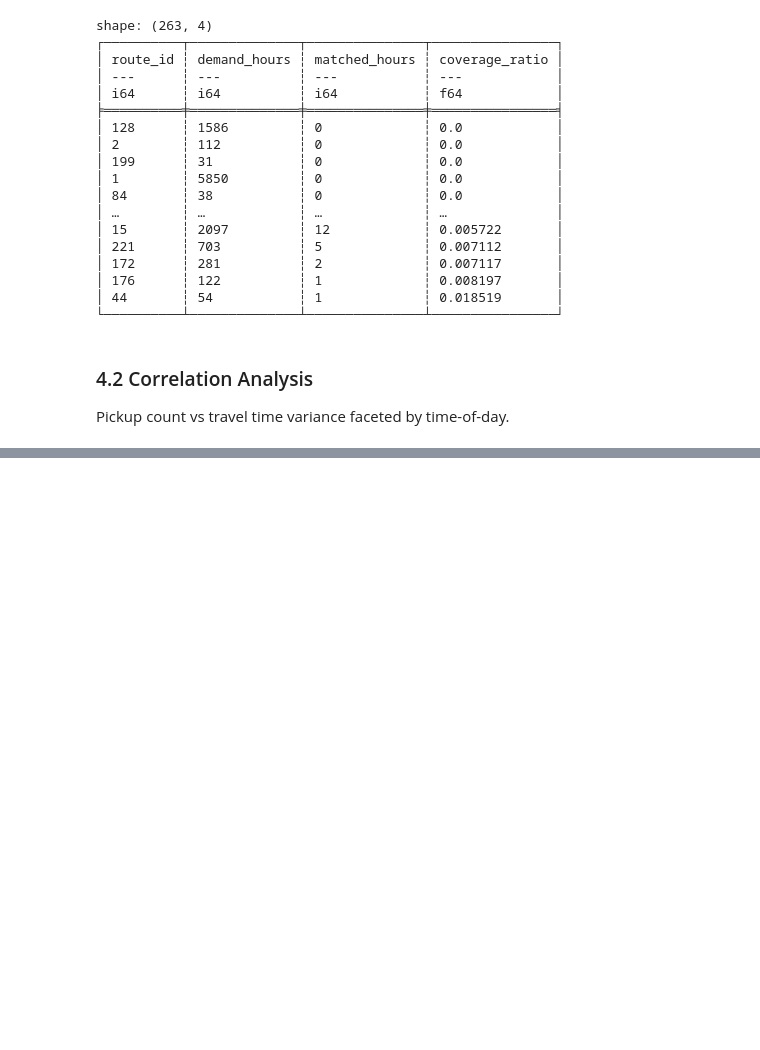
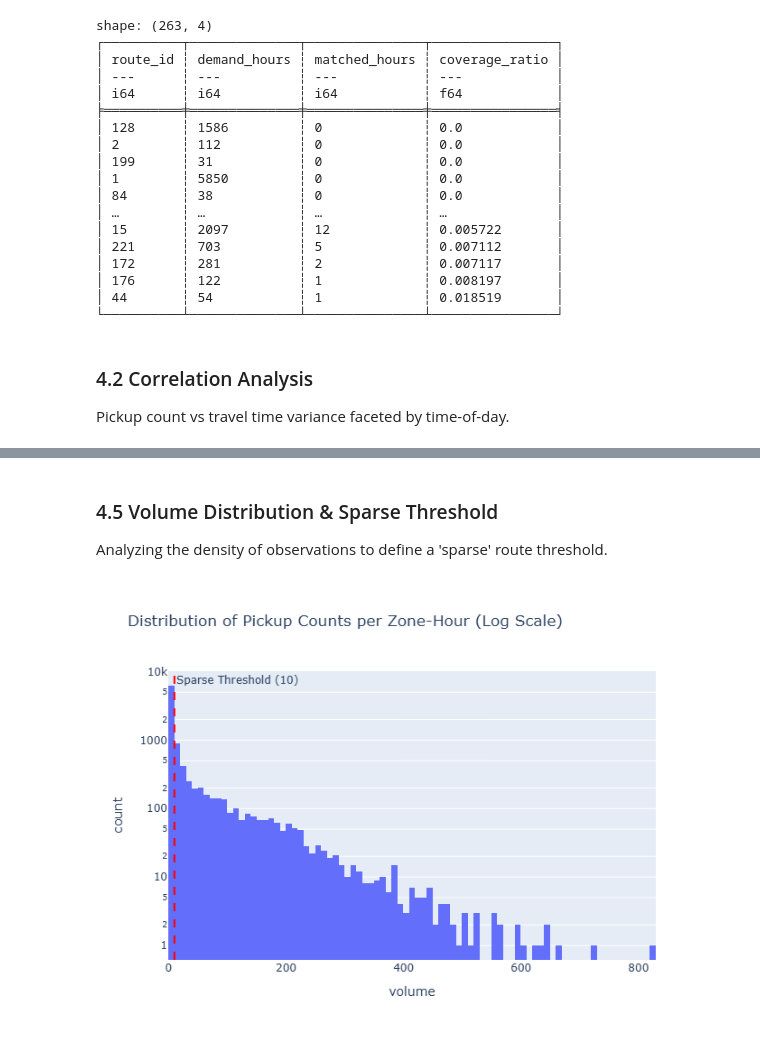
Before and after one commit to olveirap/pulsecast, a Jupyter notebook: notebooks/exploration/01_eda_phase0.ipynb, the cells around one changed output, grey strips where cells are left out. Drawn from its saved outputs; the diff is of its cells as text; code cells hidden in the pictures; blank space fills up the shorter version.

```diff
--- a/notebooks/exploration/01_eda_phase0.ipynb
+++ b/notebooks/exploration/01_eda_phase0.ipynb
@@ -471,0 +587,16 @@ shape: (9, 6)
+# %% [markdown]
+### 4.5 Volume Distribution & Sparse Threshold
+Analyzing the density of observations to define a 'sparse' route threshold.
+# %%
+
+query_vol = "SELECT volume FROM demand"
+df_vol = query_to_df(query_vol)
+threshold = 10 # Example threshold
+
+fig_vol = px.histogram(df_vol.sample(n=min(10000, df_vol.height)).to_pandas(), x="volume", nbins=100, log_y=True,
+                       title="Distribution of Pickup Counts per Zone-Hour (Log Scale)")
+fig_vol.add_vline(x=threshold, line_dash="dash", line_color="red",
+                  annotation_text=f"Sparse Threshold ({threshold})")
+render_fig(fig_vol)
+# %% [output]
+[figure, added]
```
Also changed, not shown: parts of 21 cells of this notebook, 3 other files.
